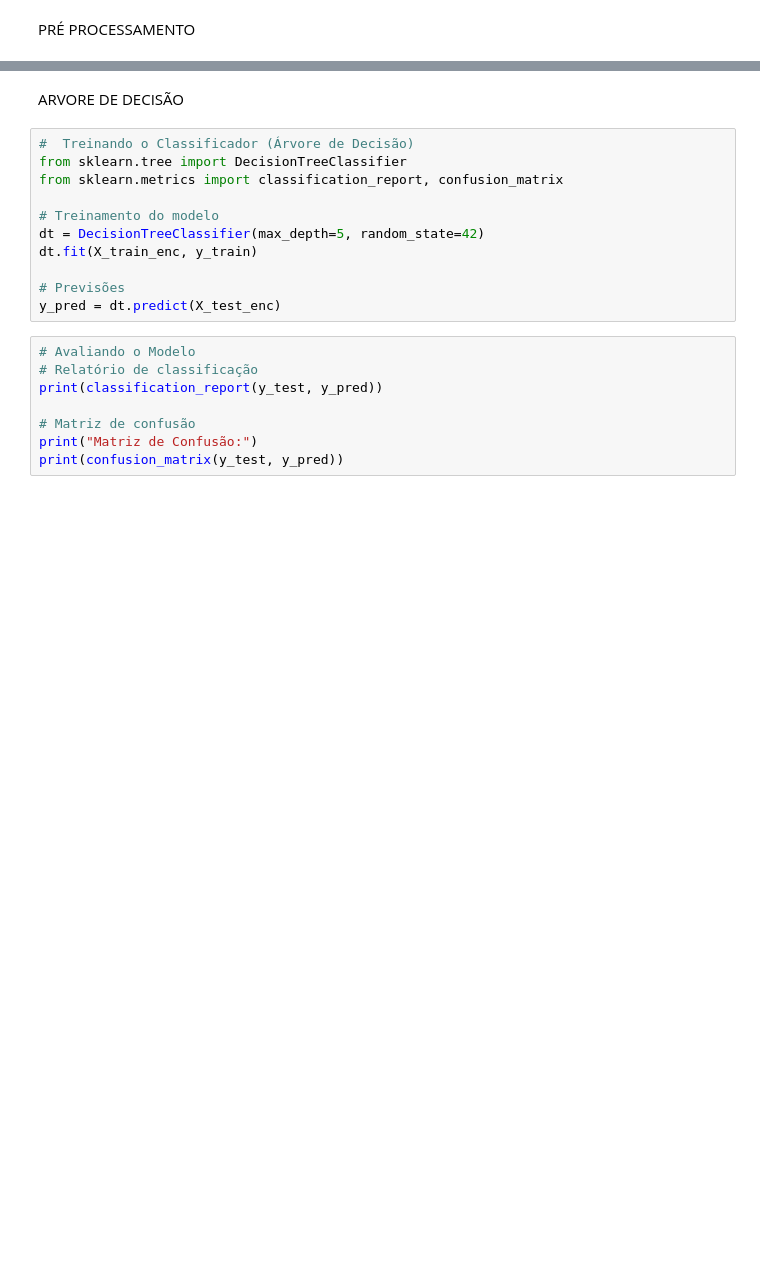
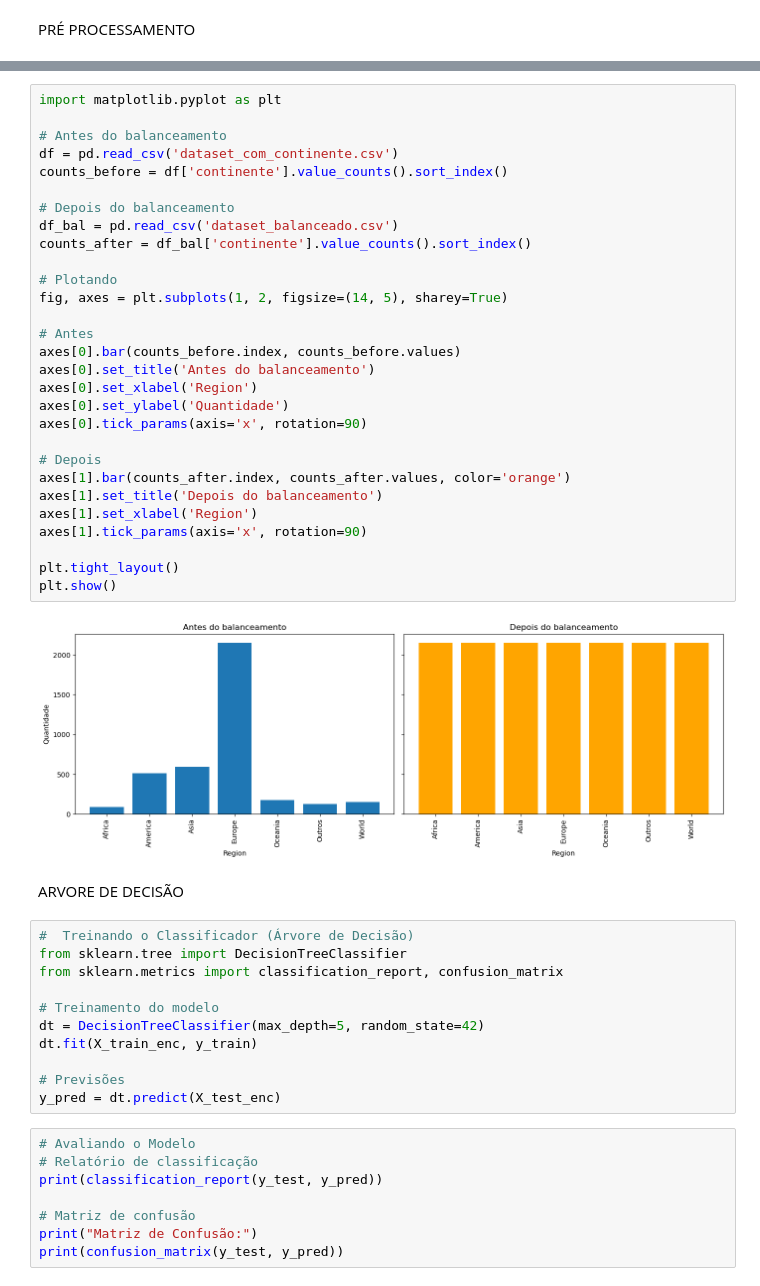
Before and after one commit to JessicaSanto/Mestrado_MachineLearning, a Jupyter notebook: projetoCarro.ipynb, the cells around one changed output, grey strips where cells are left out. Drawn from its saved outputs; the diff is of its cells as text; blank space fills up the shorter version.

```diff
--- a/projetoCarro.ipynb
+++ b/projetoCarro.ipynb
@@ -78,3 +285,34 @@ print("Classes alvo:", y.unique())
+# %%
+import matplotlib.pyplot as plt
+
+# Antes do balanceamento
+df = pd.read_csv('dataset_com_continente.csv')
+counts_before = df['continente'].value_counts().sort_index()
+
+# Depois do balanceamento
+df_bal = pd.read_csv('dataset_balanceado.csv')
+counts_after = df_bal['continente'].value_counts().sort_index()
+
+# Plotando
+fig, axes = plt.subplots(1, 2, figsize=(14, 5), sharey=True)
+
+# Antes
+axes[0].bar(counts_before.index, counts_before.values)
+axes[0].set_title('Antes do balanceamento')
+axes[0].set_xlabel('Region')
+axes[0].set_ylabel('Quantidade')
+axes[0].tick_params(axis='x', rotation=90)
+
+# Depois
+axes[1].bar(counts_after.index, counts_after.values, color='orange')
+axes[1].set_title('Depois do balanceamento')
+axes[1].set_xlabel('Region')
+axes[1].tick_params(axis='x', rotation=90)
+
+plt.tight_layout()
+plt.show()
+# %% [output]
+[figure, added]
 # %% [markdown]
 ARVORE DE DECISÃO
 # %%
```
Also changed, not shown: parts of 14 cells of this notebook, 3 other files.
